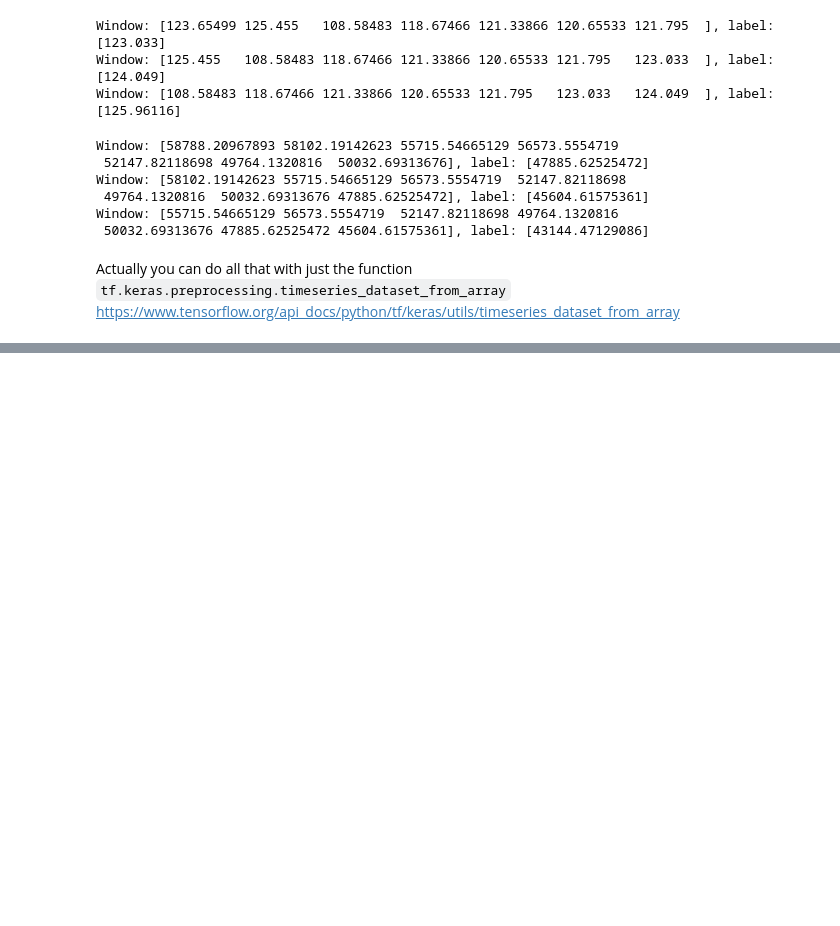
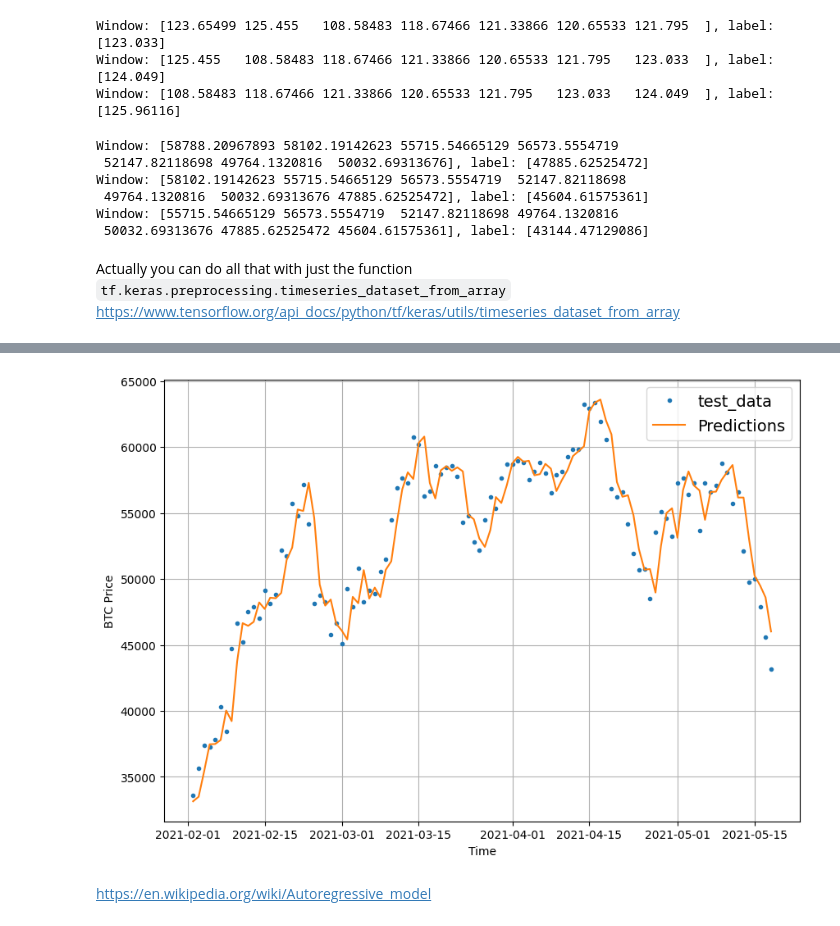
Before and after one commit to kacper-dobrow/tensorflow-course, a Jupyter notebook: 10_time_series_forecasting_with_tensorflow.ipynb, the cells around one changed output, grey strips where cells are left out. Cells and saved outputs as stored; diff of their text form; code cells hidden in the pictures; blank space fills up the shorter version.

```diff
--- a/10_time_series_forecasting_with_tensorflow.ipynb
+++ b/10_time_series_forecasting_with_tensorflow.ipynb
@@ -367,0 +382,2 @@ Actually you can do all that with just the function `tf.keras.preprocessing.time
+# %%
+train_windows, test_windows, train_labels, test_labels = make_train_test_splits(full_windows, full_labels)
@@ -367,0 +456,4 @@ Actually you can do all that with just the function `tf.keras.preprocessing.time
+# %%
+# Load in the saved best performing model
+model_1 = tf.keras.models.load_model("/content/model_experiments/model_1_dense_7_1")
+model_1.evaluate(test_windows, test_labels)
@@ -367,0 +473,12 @@ Actually you can do all that with just the function `tf.keras.preprocessing.time
+# %%
+def make_preds(model, input_data):
+  """
+  Uses model to make predictions on input_data
+  """
+  forecast = model.predict(input_data)
+  return tf.squeeze(forecast)
+# %%
+# Make predictions and view results
+model_1_preds = make_preds(model_1, test_windows)
+model_1_results = evaluate_preds(tf.squeeze(test_labels), model_1_preds) # tensors of different shapes
+model_1_results
@@ -367,0 +492,10 @@ Actually you can do all that with just the function `tf.keras.preprocessing.time
+# %%
+# Plot preds
+offset = 450
+plt.figure(figsize=(10, 7))
+plot_time_series(timesteps=X_test[-len(test_windows):], values=test_labels[:,0], start=offset, label="test_data")
+plot_time_series(timesteps=X_test[-len(test_windows):], values=model_1_preds, start=offset, format="-", label="Predictions")
+# %% [output]
+[figure, added]
+# %% [markdown]
+https://en.wikipedia.org/wiki/Autoregressive_model
```
Also changed, not shown: parts of 12 cells of this notebook.
